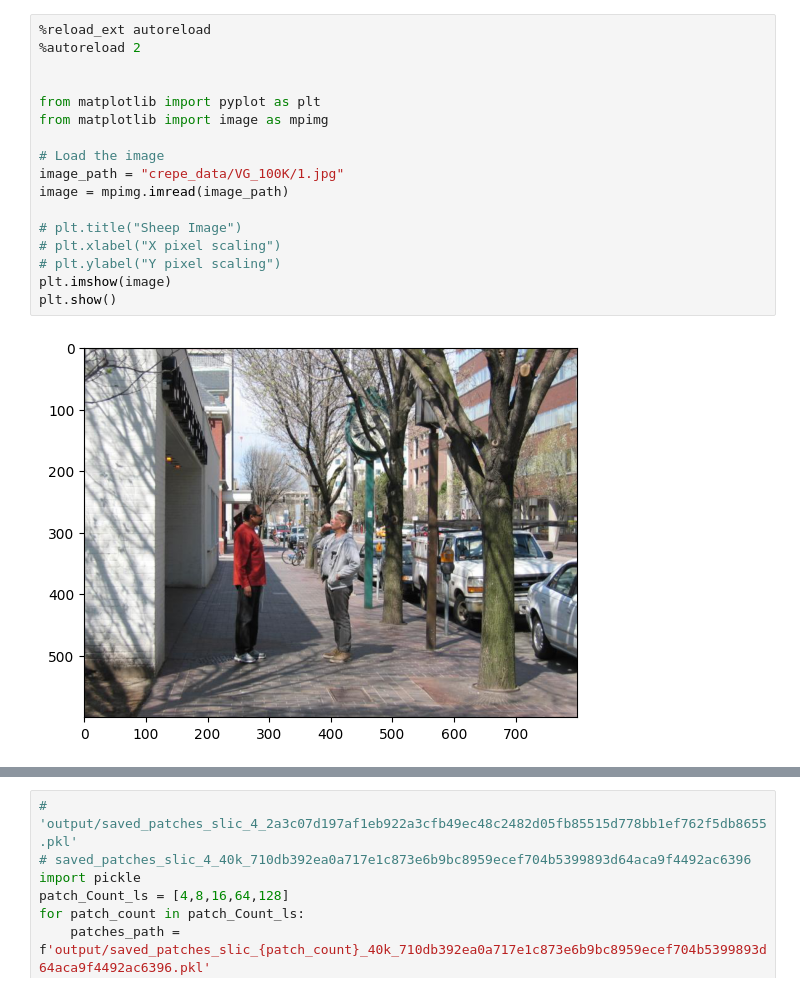
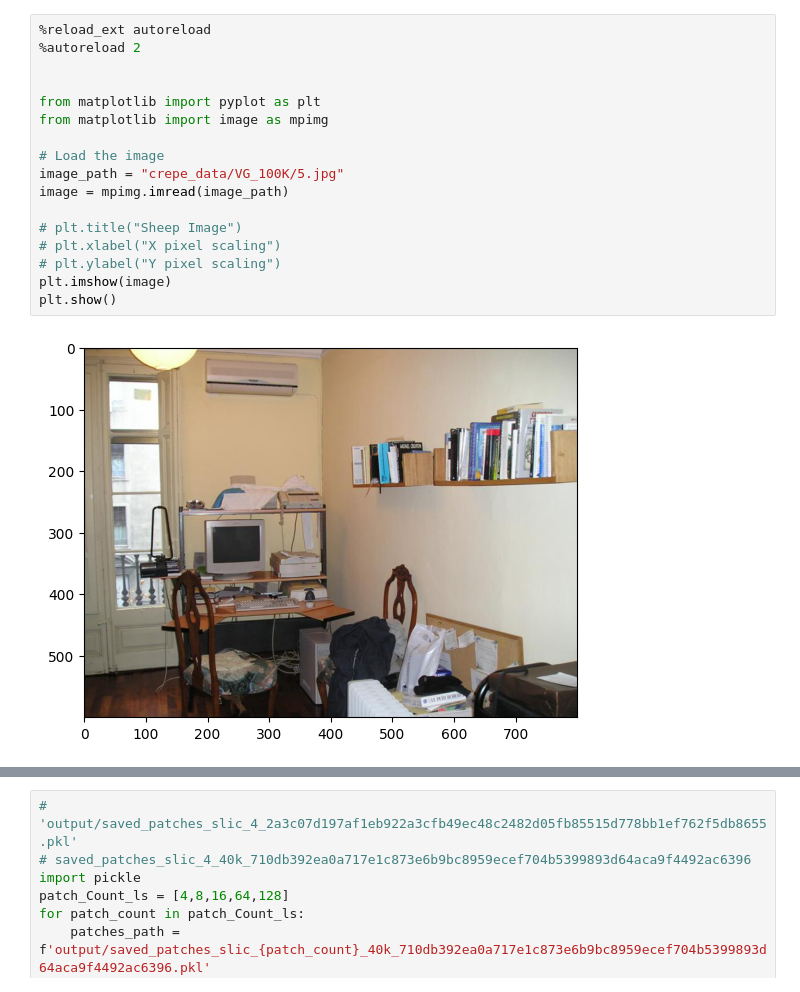
Before and after one commit to wuyinjun-1993/concept_based_retrieval, a Jupyter notebook: explore_crepe_dataset.ipynb, the cells around one changed output, grey strips where cells are left out. Cells and saved outputs as stored; diff of their text form.

```diff
--- a/explore_crepe_dataset.ipynb
+++ b/explore_crepe_dataset.ipynb
@@ -1,19 +1,19 @@
 # %%
 %reload_ext autoreload
 %autoreload 2
 
 
 from matplotlib import pyplot as plt
 from matplotlib import image as mpimg
 
 # Load the image
-image_path = "crepe_data/VG_100K/1.jpg"
+image_path = "crepe_data/VG_100K/5.jpg"
 image = mpimg.imread(image_path)
 
 # plt.title("Sheep Image")
 # plt.xlabel("X pixel scaling")
 # plt.ylabel("Y pixel scaling")
 plt.imshow(image)
 plt.show()
 # %% [output]
-[figure, old version]
+[figure, new version]
```
Also changed, not shown: parts of 2 cells of this notebook, 1 other file.
